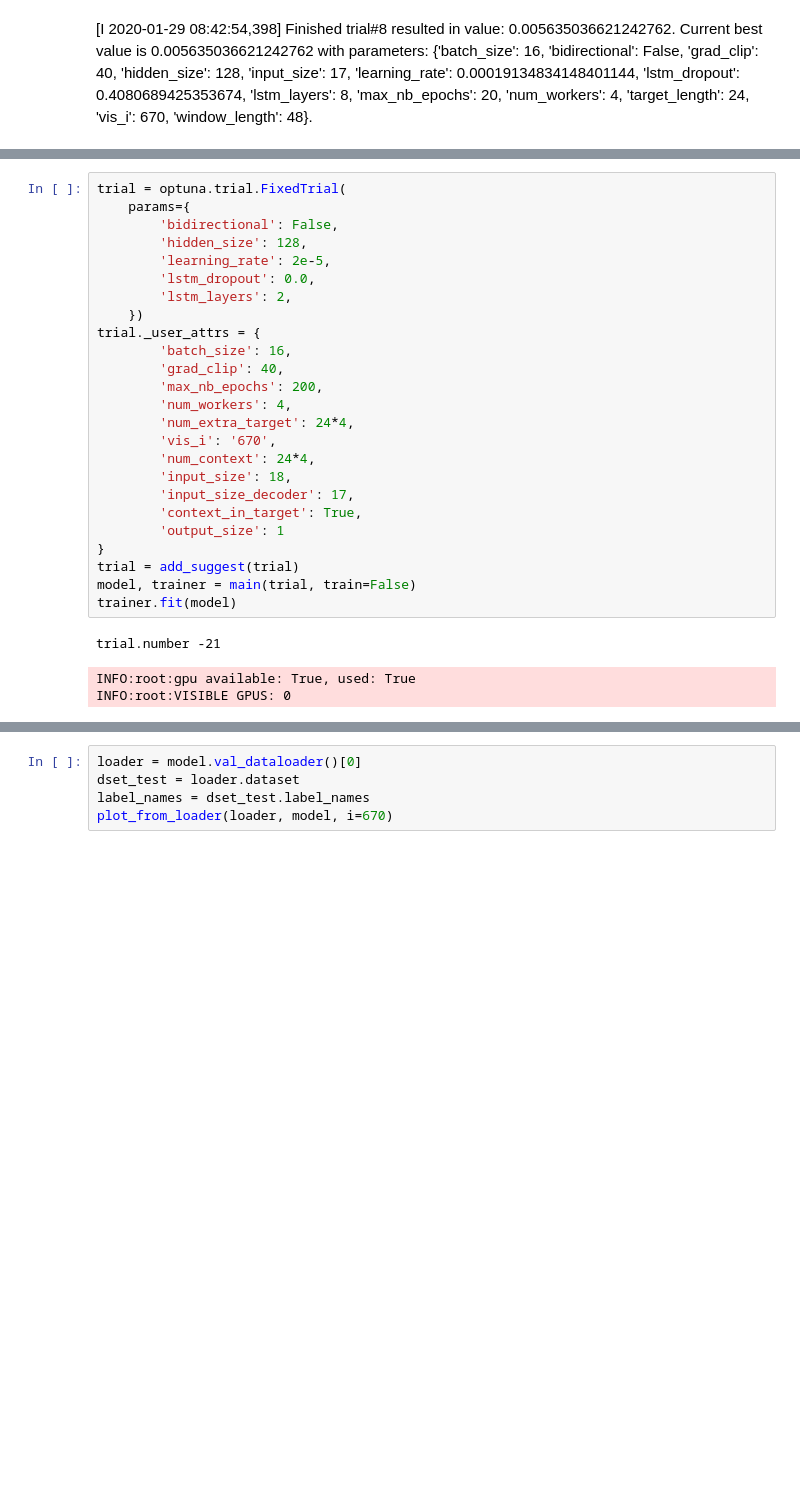
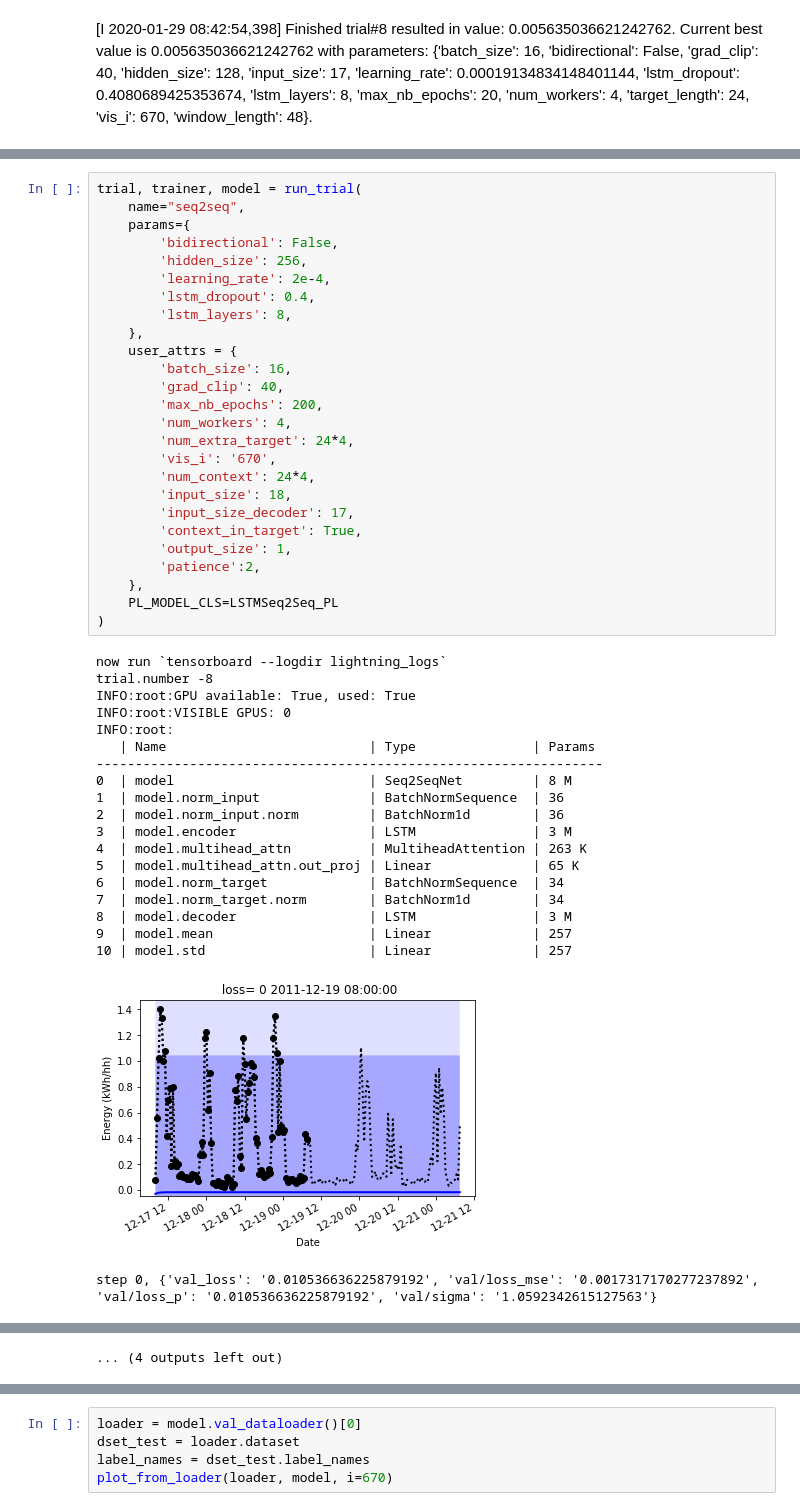
Before and after one commit to wassname/attentive-neural-processes, a Jupyter notebook: smartmeters-lstm-seq2seq.ipynb, the cells around one changed output, grey strips where cells are left out. Cells and saved outputs as stored; diff of their text form; blank space fills up the shorter version.

```diff
--- a/smartmeters-lstm-seq2seq.ipynb
+++ b/smartmeters-lstm-seq2seq.ipynb
@@ -154,29 +70,47 @@ Note that the LSTM has access to the y values for the first half of the plot (th
 # %%
-trial = optuna.trial.FixedTrial(
+trial, trainer, model = run_trial(
+    name="seq2seq",
     params={
         'bidirectional': False,
-        'hidden_size': 128,
-        'learning_rate': 2e-5,
-        'lstm_dropout': 0.0,
-        'lstm_layers': 2,
-    })
-trial._user_attrs = {
+        'hidden_size': 256,
+        'learning_rate': 2e-4,
+        'lstm_dropout': 0.4,
+        'lstm_layers': 8,
+    },
+    user_attrs = {
         'batch_size': 16,
         'grad_clip': 40,
         'max_nb_epochs': 200,
         'num_workers': 4,
         'num_extra_target': 24*4,
         'vis_i': '670',
         'num_context': 24*4,
         'input_size': 18,
         'input_size_decoder': 17,
         'context_in_target': True,
-        'output_size': 1
-}
-trial = add_suggest(trial)
-model, trainer = main(trial, train=False)
-trainer.fit(model)
+        'output_size': 1,
+        'patience':2,
+    },
+    PL_MODEL_CLS=LSTMSeq2Seq_PL
+)
 # %% [output]
-trial.number -21
+now run `tensorboard --logdir lightning_logs`
+trial.number -8
+INFO:root:GPU available: True, used: True
+INFO:root:VISIBLE GPUS: 0
+INFO:root:
+   | Name                          | Type               | Params
+-----------------------------------------------------------------
+0  | model                         | Seq2SeqNet         | 8 M
+1  | model.norm_input              | BatchNormSequence  | 36
+2  | model.norm_input.norm         | BatchNorm1d        | 36
+3  | model.encoder                 | LSTM               | 3 M
+4  | model.multihead_attn          | MultiheadAttention | 263 K
+5  | model.multihead_attn.out_proj | Linear             | 65 K
+6  | model.norm_target             | BatchNormSequence  | 34
+7  | model.norm_target.norm        | BatchNorm1d        | 34
+8  | model.decoder                 | LSTM               | 3 M
+9  | model.mean                    | Linear             | 257
+10 | model.std                     | Linear             | 257
+[figure, added]
-INFO:root:gpu available: True, used: True
-INFO:root:VISIBLE GPUS: 0
+step 0, {'val_loss': '0.010536636225879192', 'val/loss_mse': '0.0017317170277237892', 'val/loss_p': '0.010536636225879192', 'val/sigma': '1.0592342615127563'}
@@ -182,0 +127 @@ INFO:root:VISIBLE GPUS: 0
+... (4 outputs left out)
```
Also changed, not shown: parts of 12 cells of this notebook, 12 other files.
